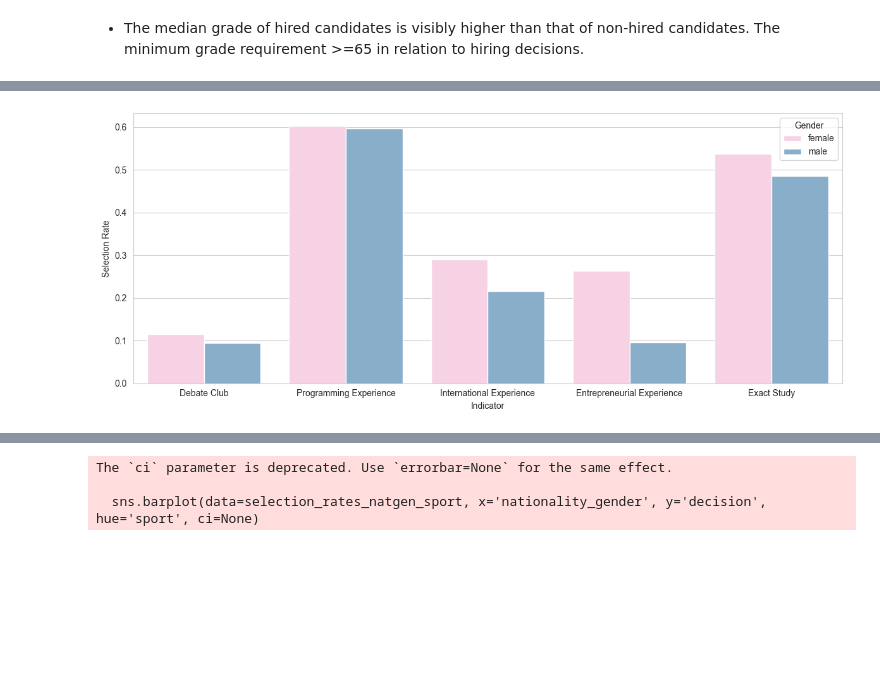
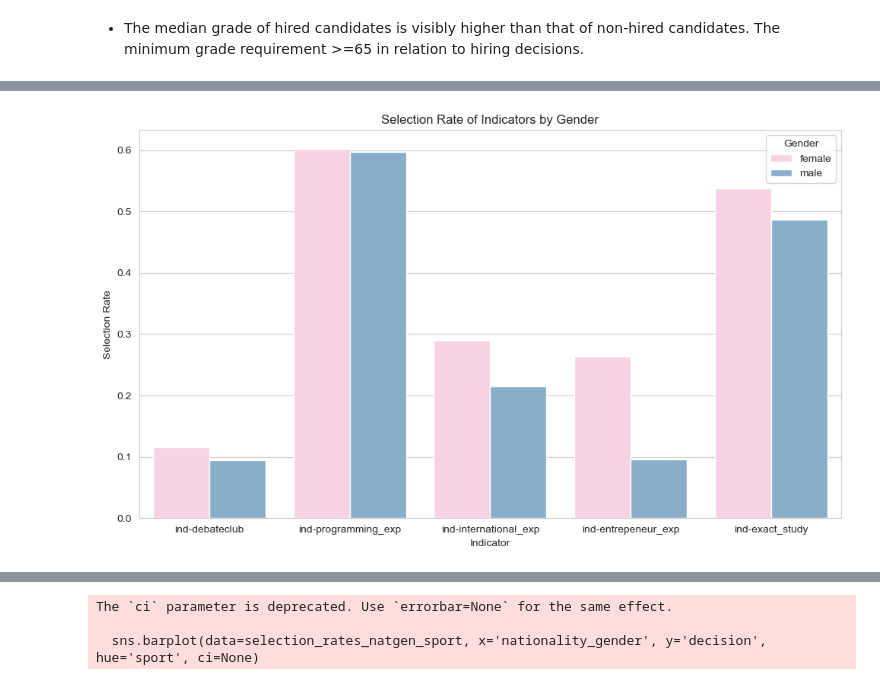
Before and after one commit to kwah-space/IDS-draft, a Jupyter notebook: A3 model.ipynb, the cells around one changed output, grey strips where cells are left out. Drawn from its saved outputs; the diff is of its cells as text; code cells hidden in the pictures; blank space fills up the shorter version.

```diff
--- a/A3 model.ipynb
+++ b/A3 model.ipynb
@@ -253,24 +195,0 @@ The `ci` parameter is deprecated. Use `errorbar=None` for the same effect.
-# %%
-bins = [20, 22, 24, 26, 28, 30, 32]
-labels = ['21-22', '23-24', '25-26', '27-28', '29-30', '31-32']
-
-D_data['age_bin'] = pd.cut(D_data['age'], bins=bins, labels=labels, right=False)
-
-age_degree_prob = D_data.groupby(['age_bin', 'ind-degree'])['decision'].mean().reset_index()
-
-def plot_prob(D_data, x, hue, y='decision', title=''):
-    plt.figure(figsize=(12, 4))
-    ax = sns.barplot(data=D_data, x=x, hue=hue, y=y)
-
-    for p in ax.patches:
-        ax.annotate(f'{p.get_height():.2f}',
-                    (p.get_x() + p.get_width() / 2., p.get_height()),
-                    ha='center', va='center', fontsize=12, color='black', xytext=(0, 9),
-                    textcoords='offset points')
-
-    plt.title(title)
-    plt.ylabel('Probability of Being Hired')
-    plt.xlabel('Age Groups')
-    plt.show()
-
-plot_prob(age_degree_prob, 'age_bin', 'ind-degree')
@@ -425,37 +196,29 @@ plt.show()
 # %%
 gender_data = D_data[D_data['gender'].isin(['female', 'male'])]
 
 indicators = [
     'ind-debateclub',
     'ind-programming_exp',
     'ind-international_exp',
     'ind-entrepeneur_exp',
     'ind-exact_study'
 ]
 
+# Calculate selection rates for each indicator and gender
 selection_rates_gender = pd.DataFrame()
 
 for ind in indicators:
     rates = gender_data[gender_data[ind] == True].groupby('gender')['decision'].mean().reset_index()
     rates['indicator'] = ind
     selection_rates_gender = pd.concat([selection_rates_gender, rates], axis=0)
 
-palette = {
-    'female': female_color,
-    'male': male_color,
-    'other': '#b2e061'
-}
-
-plt.figure(figsize=(12, 5))
-sns.barplot(data=selection_rates_gender, x='indicator', y='decision', hue='gender', palette=palette)
-
-new_labels = ['Debate Club', 'Programming Experience', 'International Experience', 'Entrepreneurial Experience', 'Exact Study']
-plt.xticks(ticks=range(len(new_labels)), labels=new_labels)
-
+plt.figure(figsize=(10, 6))
+sns.barplot(data=selection_rates_gender, x='indicator', y='decision', hue='gender', palette= [female_color, male_color])
+plt.title('Selection Rate of Indicators by Gender')
 plt.xlabel('Indicator')
 plt.ylabel('Selection Rate')
 plt.legend(title='Gender')
 plt.tight_layout()
 plt.show()
 # %% [output]
-[figure, old version]
+[figure, new version]
```
Also changed, not shown: parts of 24 cells of this notebook, 1 other file.
